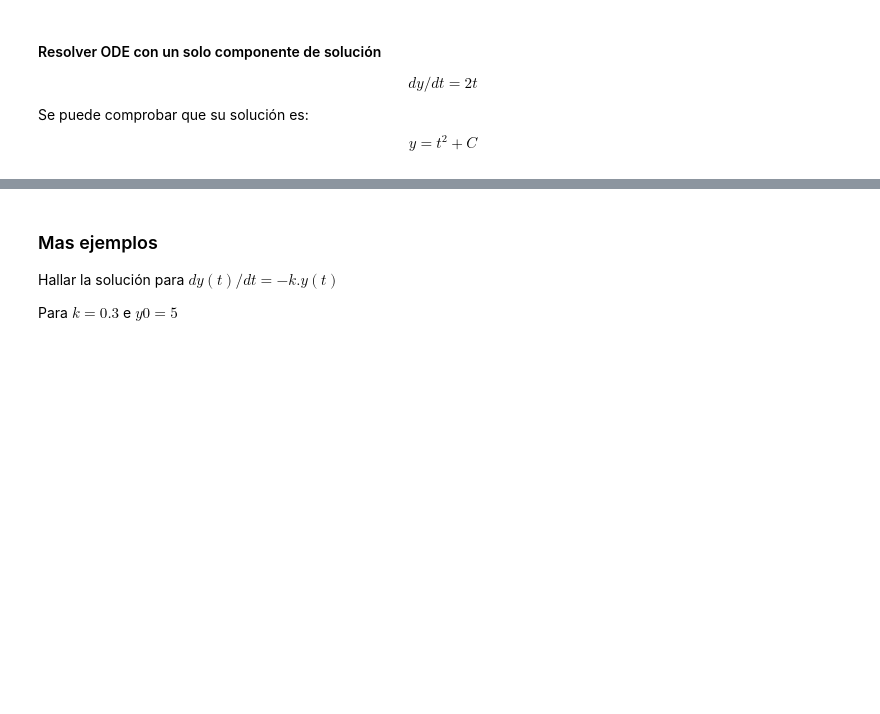
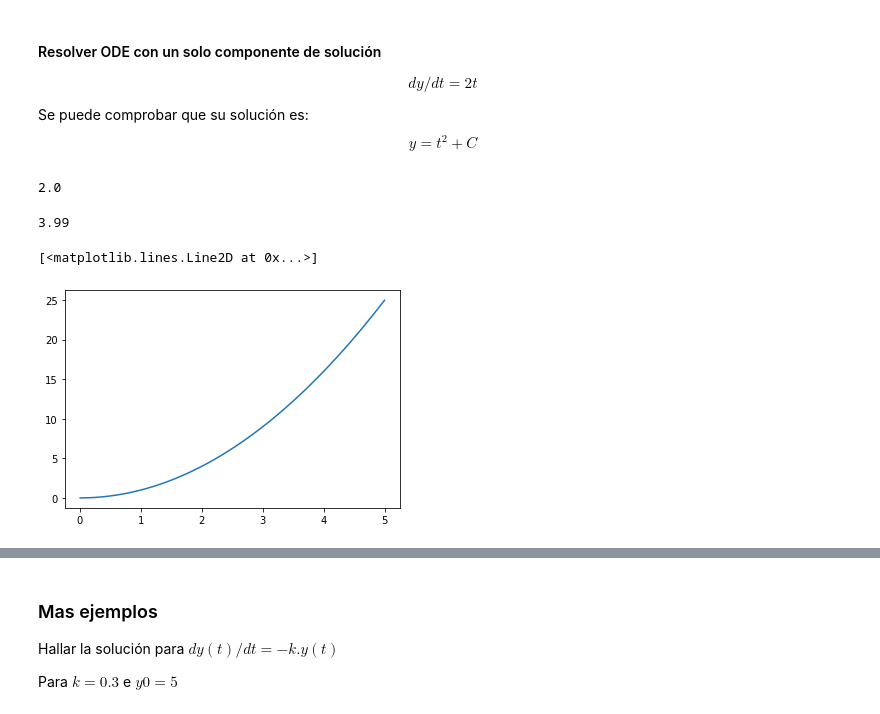
Before and after one commit to cpp-review-dune/python, a Jupyter notebook: src/pit/Ecuaciones Diferenciales.ipynb, the cells around one changed output, grey strips where cells are left out. Drawn from its saved outputs; the diff is of its cells as text; code cells hidden in the pictures; blank space fills up the shorter version.

```diff
--- a/src/pit/Ecuaciones Diferenciales.ipynb
+++ b/src/pit/Ecuaciones Diferenciales.ipynb
@@ -57,0 +59,40 @@ def f1(t,y):
+# %%
+'''
+  a es la cota mínima
+  b es la cota máxima
+  y0  es condicion inicial
+  f es la funcion
+  N es la cantidad de pasos
+'''
+
+
+def Euler(a, b, y0, f, N):
+    h = (b - a) / N
+    w = y0
+    t = a
+    # print('t0 =', round(t,5), 'w0 =', round(w,5))
+    Y, T = [], []
+    for i in range(1, N+1):  # de 1 a N
+        w = w + h*f(t, w)
+        Y += [w]
+        t = a + i*h
+        T += [t]
+        # print('t0 =', round(t,5), 'w0 =', round(w,5))
+    return T, Y
+# %%
+# cotas desde 0 a 5, y0 = 0, usar funcion f1, 10 ptos
+tr, yr = Euler(0, 5, 0, f1, 1000)
+# %%
+tr[399]
+# %% [output]
+2.0
+# %%
+yr[399]
+# %% [output]
+3.99
+# %%
+# Grafico
+plt.plot(tr, yr)
+# %% [output]
+[<matplotlib.lines.Line2D at 0x...>]
+[figure, added]
```
Also changed, not shown: parts of 15 cells of this notebook, 5 other files.
